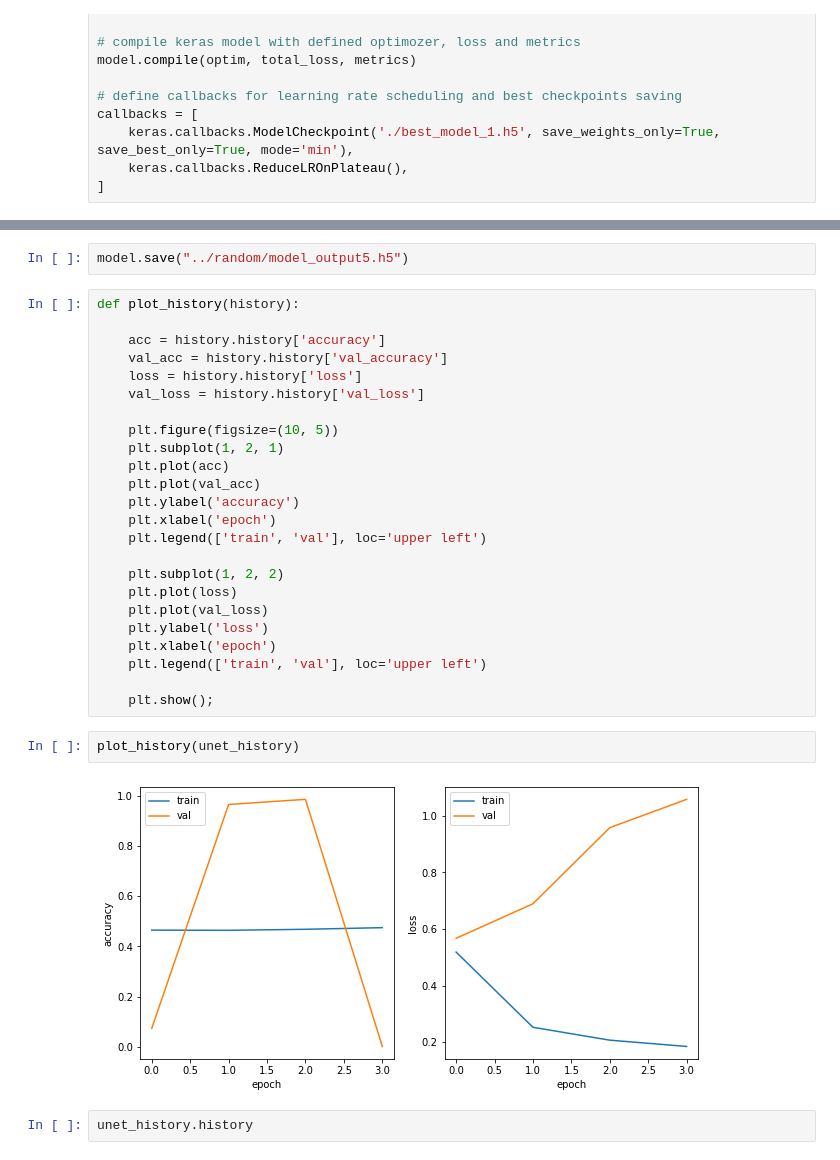
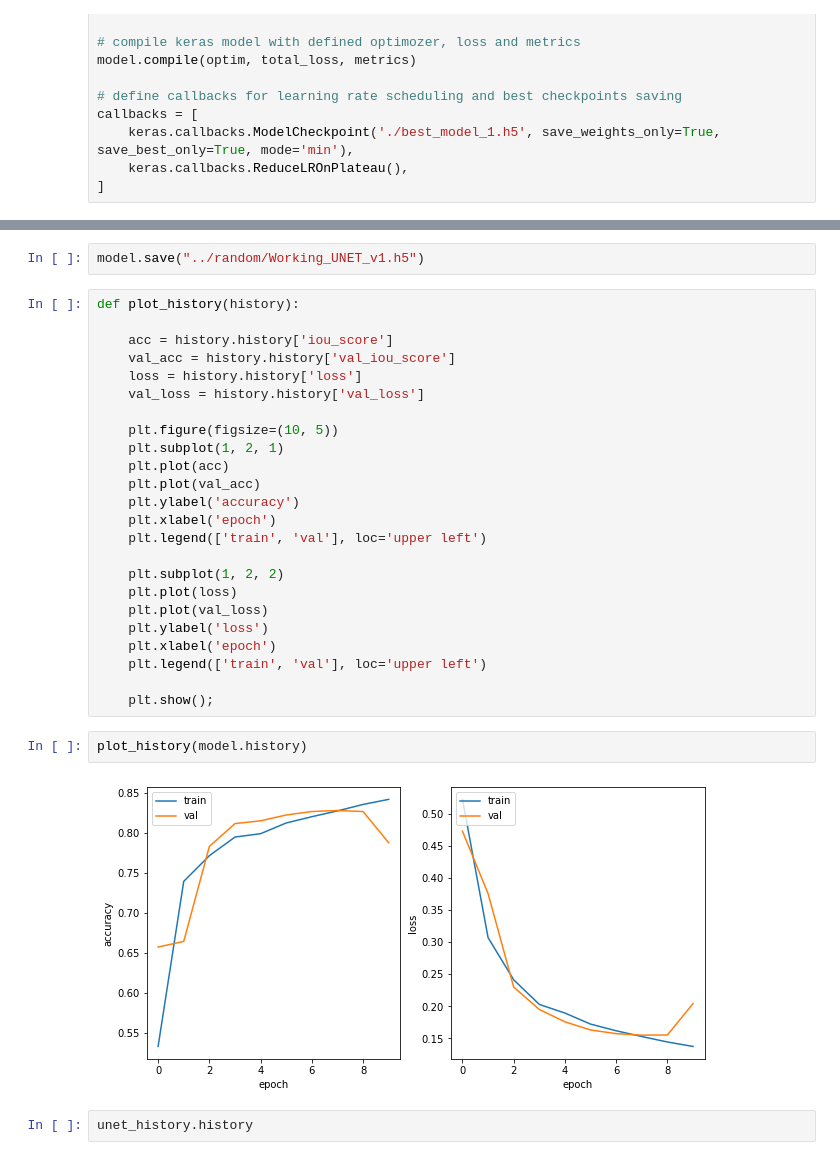
Before and after one commit to CSCCNY/final-project-landandbuildingsatimg-ccny, a Jupyter notebook: notebooks/scratch/02-HG-UNET_test_2.ipynb, the cells around one changed output, grey strips where cells are left out. Drawn from its saved outputs; the diff is of its cells as text.

```diff
--- a/notebooks/scratch/02-HG-UNET_test_2.ipynb
+++ b/notebooks/scratch/02-HG-UNET_test_2.ipynb
@@ -251,10 +275,10 @@ Epoch 6/15
 # %%
-model.save("../random/model_output5.h5")
+model.save("../random/Working_UNET_v1.h5")
 # %%
 def plot_history(history):
 
-    acc = history.history['accuracy']
-    val_acc = history.history['val_accuracy']
+    acc = history.history['iou_score']
+    val_acc = history.history['val_iou_score']
     loss = history.history['loss']
     val_loss = history.history['val_loss']
 
@@ -275,9 +299,9 @@ def plot_history(history):
 
     plt.show();
 # %%
-plot_history(unet_history)
+plot_history(model.history)
 # %% [output]
-[figure, old version]
+[figure, new version]
 # %%
 unet_history.history
 # %% [output]
```
Also changed, not shown: parts of 1 cell of this notebook.
